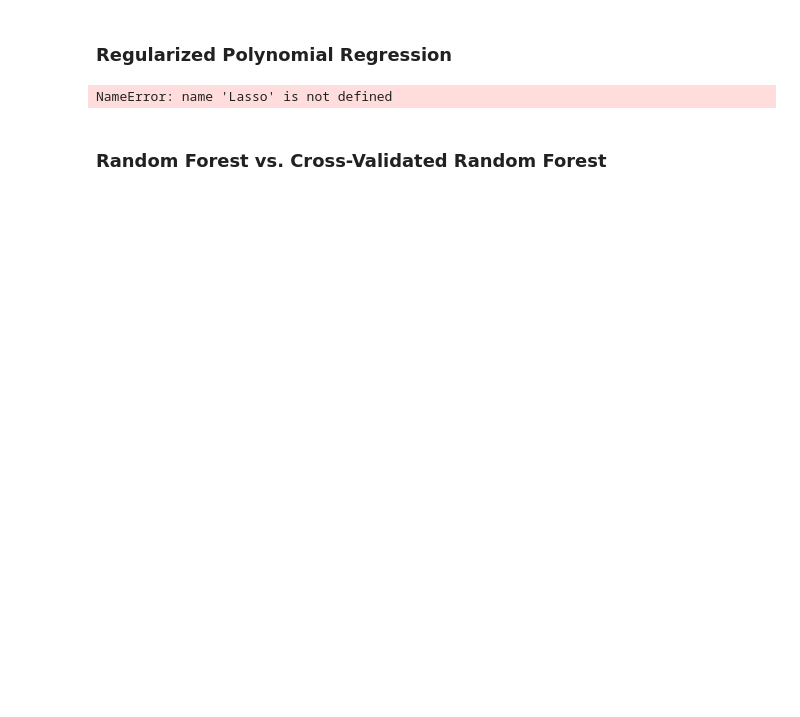
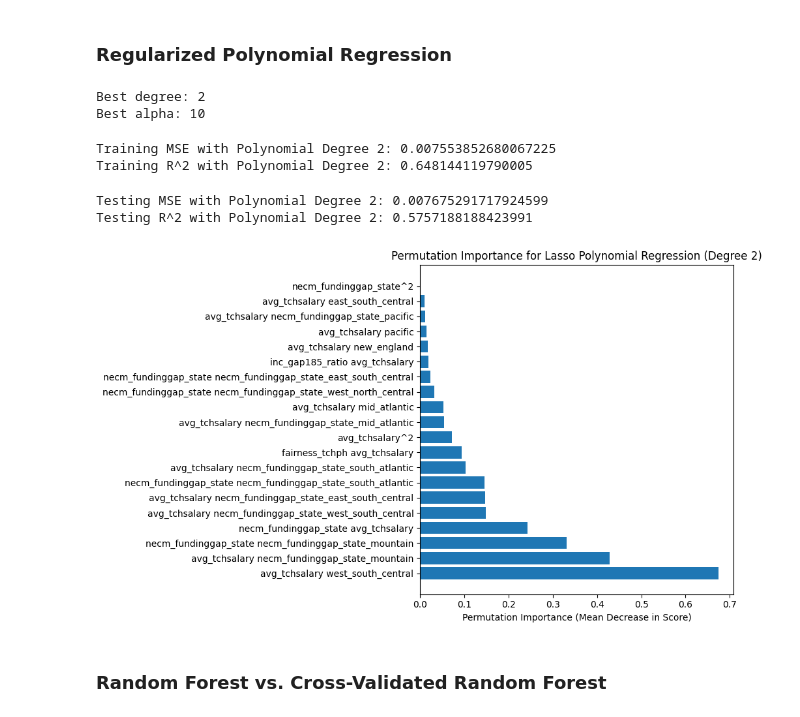
Before and after one commit to garland342/cs_1090a_project, a Jupyter notebook: cs1090a_project.ipynb, the cells around one changed output. Cells and saved outputs as stored; diff of their text form; code cells hidden in the pictures; blank space fills up the shorter version.

Commit message:
all models

```diff
--- a/cs1090a_project.ipynb
+++ b/cs1090a_project.ipynb
@@ -605,22 +608,69 @@ plt.show()
 # %%
 pipeline = Pipeline([
     ('poly', PolynomialFeatures()),
-    ('lasso', Lasso(max_iter=10000))
+    ('regressor', Lasso(max_iter=2000))
 ])
 
-param_grid = {
-    'poly__degree': [1, 2, 3, 4, 5],
-    'lasso__alpha': [0.001, 0.01, 0.1, 1, 10, 100]
-}
+random_search = RandomizedSearchCV(
+    pipeline,
+    param_distributions={
+        'poly__degree': [2, 3, 4, 5],
+        'regressor__alpha': [0.1, 1, 10]
+    },
+    n_iter=20,  # Only try 20 random combinations instead of all 42
+    cv=5,
+    scoring='neg_mean_squared_error',
+    n_jobs=-1,
+    random_state=42
+)
 
-# Grid search with CV
-grid_search = GridSearchCV(pipeline, param_grid, cv=5, scoring='neg_mean_squared_error')
-grid_search.fit(X_train, y_train)
-
-print(f"Best degree: {grid_search.best_params_['poly__degree']}")
-print(f"Best alpha: {grid_search.best_params_['lasso__alpha']}")
+random_search.fit(X_train, y_train)
+best_degree_lasso = random_search.best_params_['poly__degree']
+best_alpha_lasso = random_search.best_params_['regressor__alpha']
+print(f"Best degree: {best_degree_lasso}")
+print(f"Best alpha: {best_alpha_lasso}")
 # %% [output]
-NameError: name 'Lasso' is not defined
+Best degree: 2
+Best alpha: 10
+# %%
+poly_lasso = PolynomialFeatures(degree=best_degree_lasso, include_bias=False)
+X_train_poly_lasso = poly_lasso.fit_transform(X_train)
+X_test_poly_lasso = poly_lasso.transform(X_test)
+
+model_poly_lasso = Lasso(alpha = best_alpha_lasso)
+model_poly_lasso.fit(X_train_poly, y_train)
+
+y_hat_train_lasso = model_poly_lasso.predict(X_train_poly_lasso)
+mse_train_lasso = mean_squared_error(y_train, y_hat_train_lasso)
+r2_train_lasso = r2_score(y_train, y_hat_train_lasso)
+print(f"Training MSE with Polynomial Degree {best_degree_lasso}: {mse_train_lasso}")
+print(f"Training R^2 with Polynomial Degree {best_degree_lasso}: {r2_train_lasso}")
+# %% [output]
+Training MSE with Polynomial Degree 2: 0.007553852680067225
+Training R^2 with Polynomial Degree 2: 0.648144119790005
+# %%
+y_hat_test_lasso = model_poly_lasso.predict(X_test_poly_lasso)
+mse_test_lasso = mean_squared_error(y_test, y_hat_test_lasso)
+r2_test_lasso = r2_score(y_test, y_hat_test_lasso)
+print(f"Testing MSE with Polynomial Degree {best_degree_lasso}: {mse_test_lasso}")
+print(f"Testing R^2 with Polynomial Degree {best_degree_lasso}: {r2_test_lasso}")
+# %% [output]
+Testing MSE with Polynomial Degree 2: 0.007675291717924599
+Testing R^2 with Polynomial Degree 2: 0.5757188188423991
+# %%
+result = permutation_importance(model_poly_lasso, X_test_poly_lasso, y_test, n_repeats=10, random_state=42)
+feature_names_lasso = poly.get_feature_names_out(X_train.columns)
+sorted_idx_lasso = result.importances_mean.argsort()[::-1]
+
+
+fig, ax = plt.subplots(figsize=(10, 6))
+ax.barh(feature_names_lasso[sorted_idx_lasso[:20]], result.importances_mean[sorted_idx_lasso[:20]])
+ax.set_xlabel("Permutation Importance (Mean Decrease in Score)")
+ax.set_title("Permutation Importance for Lasso Polynomial Regression (Degree 2)")
+plt.tight_layout()
+plt.show()
+# %% [output]
+[figure, added]
 # %% [markdown]
 ### Random Forest vs. Cross-Validated Random Forest
 # %%
```
Also changed, not shown: parts of 14 cells of this notebook.
